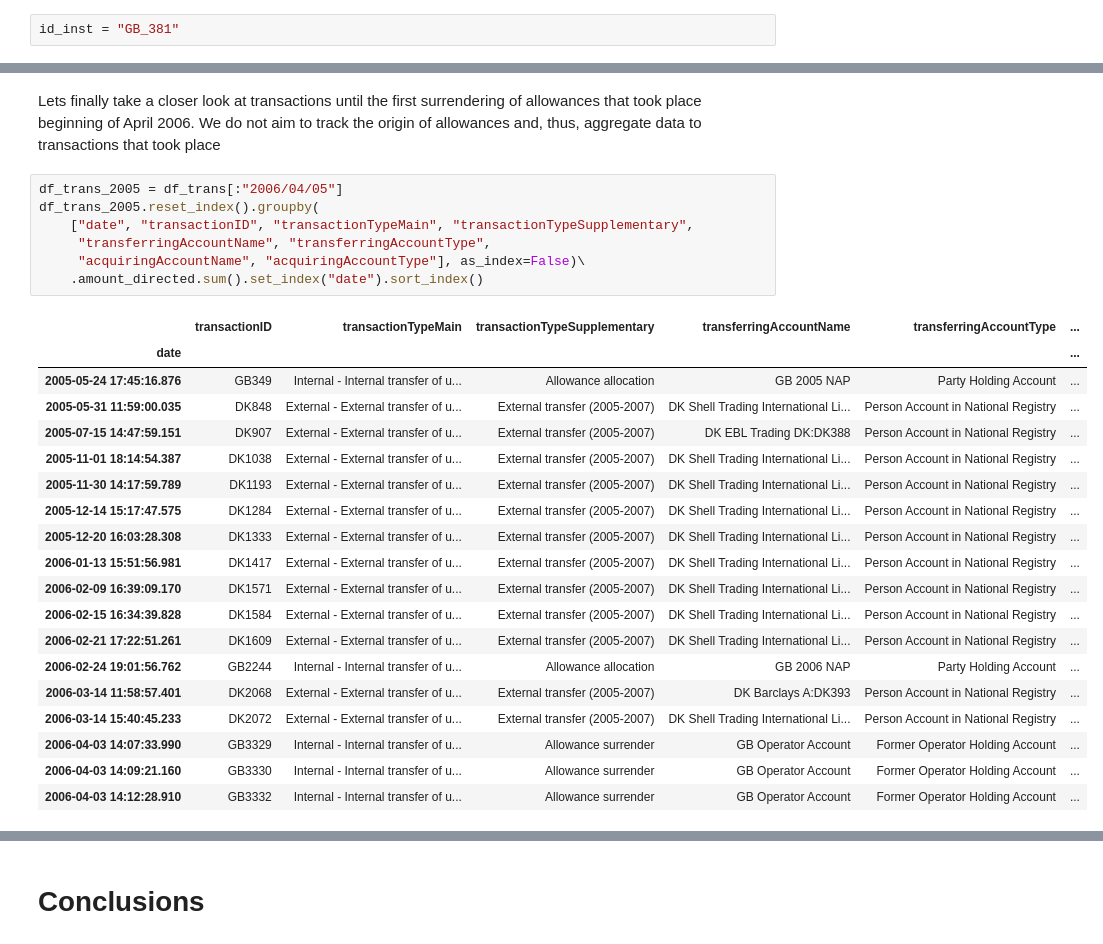
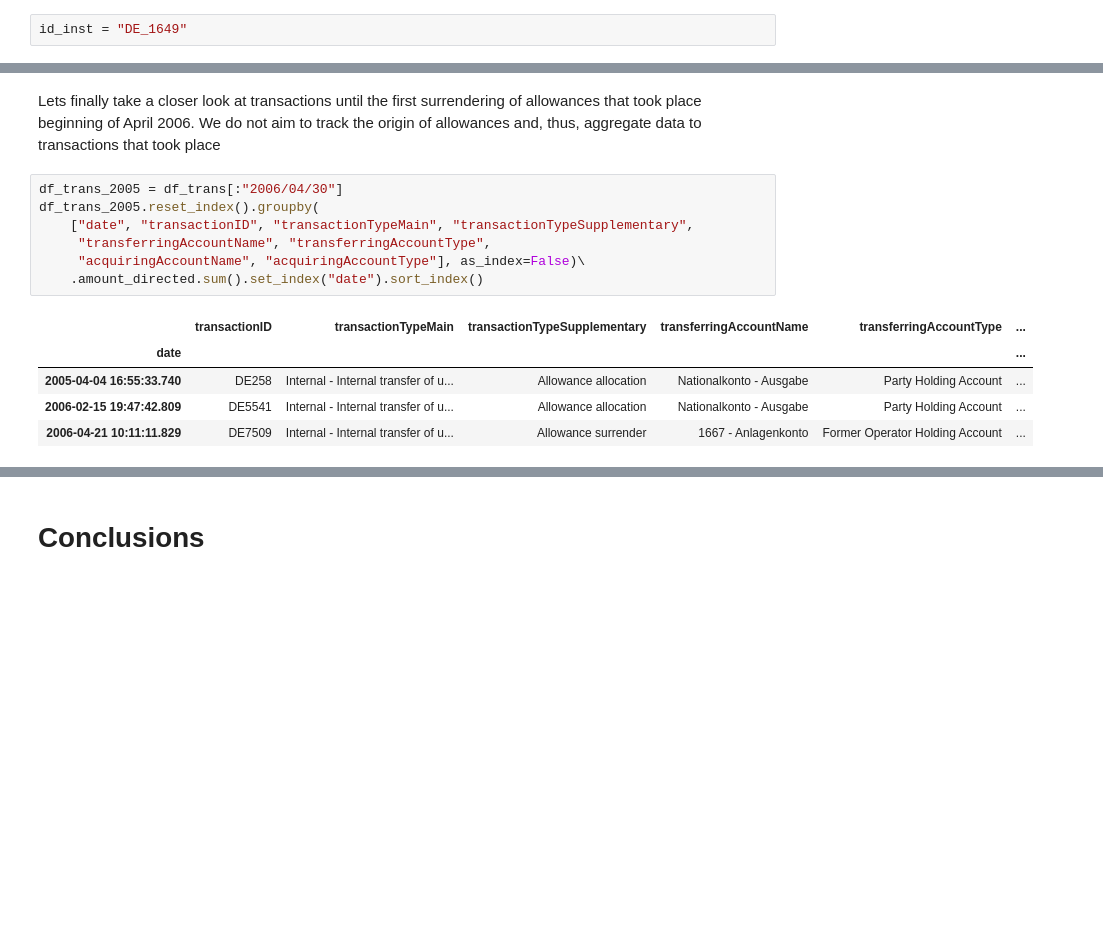
Before and after one commit to jabrell/pyeutl, a Jupyter notebook: orm_2_Installations.ipynb, the cells around one changed output, grey strips where cells are left out. Cells and saved outputs as stored; diff of their text form; blank space fills up the shorter version.

```diff
--- a/orm_2_Installations.ipynb
+++ b/orm_2_Installations.ipynb
@@ -14,7 +14,7 @@ The analysis takes place in three steps:
 2. The installation object provides methods to obtain compliance and surrendering details as well as associated accounts
 3. Account objects provide methods to assess related transactions.
 # %%
-id_inst = "GB_381"
+id_inst = "DE_1649"
 # %% [markdown]
 # Packages and options
 # %%
@@ -198,29 +187,15 @@ We observe a rather typical pattern. End of February, the account receives a lar
 # %% [markdown]
 Lets finally take a closer look at transactions until the first surrendering of allowances that took place beginning of April 2006. We do not aim to track the origin of allowances and, thus, aggregate data to transactions that took place
 # %%
-df_trans_2005 = df_trans[:"2006/04/05"]
+df_trans_2005 = df_trans[:"2006/04/30"]
 df_trans_2005.reset_index().groupby(
     ["date", "transactionID", "transactionTypeMain", "transactionTypeSupplementary",
      "transferringAccountName", "transferringAccountType",
      "acquiringAccountName", "acquiringAccountType"], as_index=False)\
     .amount_directed.sum().set_index("date").sort_index()
 # %% [output]
 |  | transactionID | transactionTypeMain | transactionTypeSupplementary | transferringAccountName | transferringAccountType | ... |
 | date |  |  |  |  |  | ... |
-| 2005-05-24 17:45:16.876 | GB349 | Internal - Internal transfer of u... | Allowance allocation | GB 2005 NAP | Party Holding Account | ... |
-| 2005-05-31 11:59:00.035 | DK848 | External - External transfer of u... | External transfer (2005-2007) | DK Shell Trading International Li... | Person Account in National Registry | ... |
-| 2005-07-15 14:47:59.151 | DK907 | External - External transfer of u... | External transfer (2005-2007) | DK EBL Trading DK:DK388 | Person Account in National Registry | ... |
-| 2005-11-01 18:14:54.387 | DK1038 | External - External transfer of u... | External transfer (2005-2007) | DK Shell Trading International Li... | Person Account in National Registry | ... |
-| 2005-11-30 14:17:59.789 | DK1193 | External - External transfer of u... | External transfer (2005-2007) | DK Shell Trading International Li... | Person Account in National Registry | ... |
-| 2005-12-14 15:17:47.575 | DK1284 | External - External transfer of u... | External transfer (2005-2007) | DK Shell Trading International Li... | Person Account in National Registry | ... |
-| 2005-12-20 16:03:28.308 | DK1333 | External - External transfer of u... | External transfer (2005-2007) | DK Shell Trading International Li... | Person Account in National Registry | ... |
-| 2006-01-13 15:51:56.981 | DK1417 | External - External transfer of u... | External transfer (2005-2007) | DK Shell Trading International Li... | Person Account in National Registry | ... |
-| 2006-02-09 16:39:09.170 | DK1571 | External - External transfer of u... | External transfer (2005-2007) | DK Shell Trading International Li... | Person Account in National Registry | ... |
-| 2006-02-15 16:34:39.828 | DK1584 | External - External transfer of u... | External transfer (2005-2007) | DK Shell Trading International Li... | Person Account in National Registry | ... |
-| 2006-02-21 17:22:51.261 | DK1609 | External - External transfer of u... | External transfer (2005-2007) | DK Shell Trading International Li... | Person Account in National Registry | ... |
-| 2006-02-24 19:01:56.762 | GB2244 | Internal - Internal transfer of u... | Allowance allocation | GB 2006 NAP | Party Holding Account | ... |
-| 2006-03-14 11:58:57.401 | DK2068 | External - External transfer of u... | External transfer (2005-2007) | DK Barclays A:DK393 | Person Account in National Registry | ... |
-| 2006-03-14 15:40:45.233 | DK2072 | External - External transfer of u... | External transfer (2005-2007) | DK Shell Trading International Li... | Person Account in National Registry | ... |
-| 2006-04-03 14:07:33.990 | GB3329 | Internal - Internal transfer of u... | Allowance surrender | GB Operator Account | Former Operator Holding Account | ... |
-| 2006-04-03 14:09:21.160 | GB3330 | Internal - Internal transfer of u... | Allowance surrender | GB Operator Account | Former Operator Holding Account | ... |
-| 2006-04-03 14:12:28.910 | GB3332 | Internal - Internal transfer of u... | Allowance surrender | GB Operator Account | Former Operator Holding Account | ... |
+| 2005-04-04 16:55:33.740 | DE258 | Internal - Internal transfer of u... | Allowance allocation | Nationalkonto - Ausgabe | Party Holding Account | ... |
+| 2006-02-15 19:47:42.809 | DE5541 | Internal - Internal transfer of u... | Allowance allocation | Nationalkonto - Ausgabe | Party Holding Account | ... |
+| 2006-04-21 10:11:11.829 | DE7509 | Internal - Internal transfer of u... | Allowance surrender | 1667 - Anlagenkonto | Former Operator Holding Account | ... |
```
Also changed, not shown: parts of 21 cells of this notebook, 8 other files.
